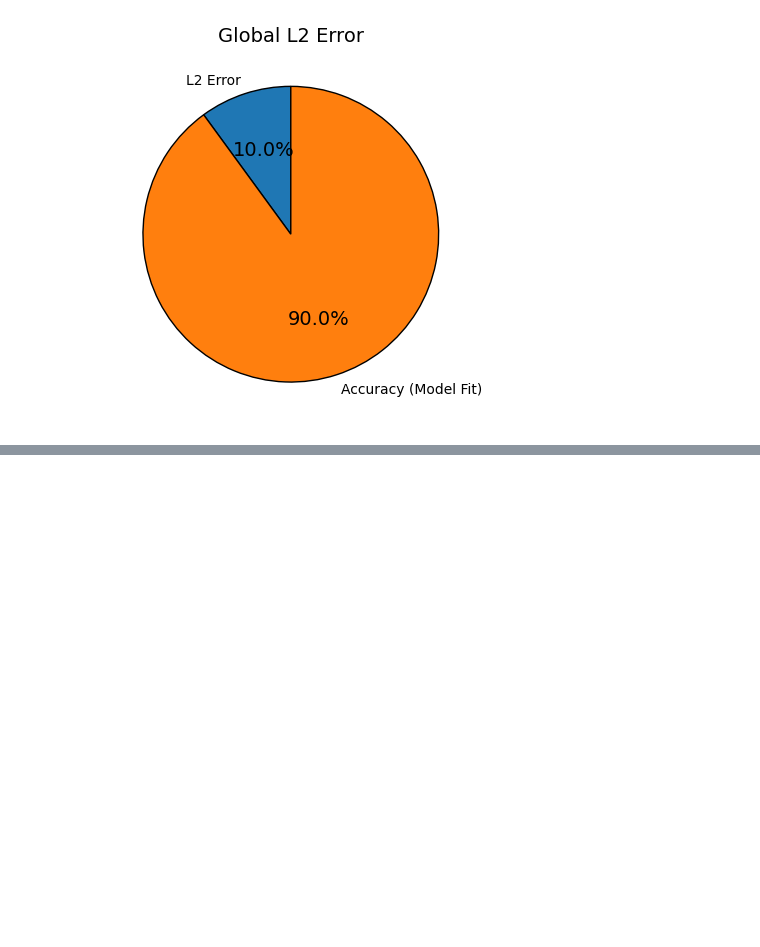
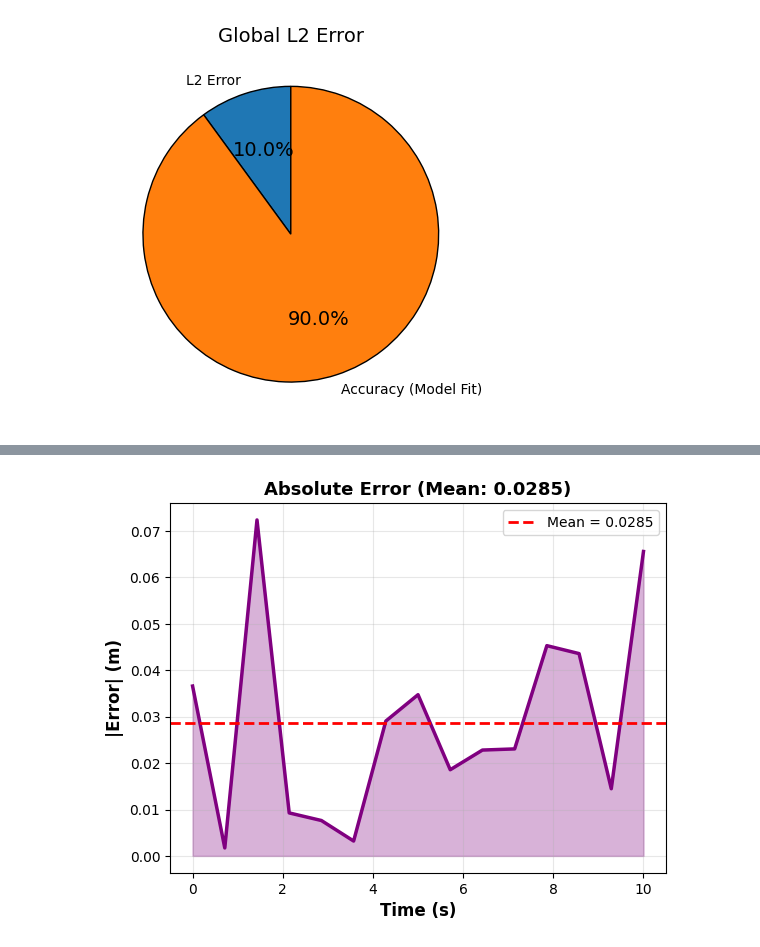
Before and after one commit to ziaurmb/pinn, a Jupyter notebook: 04_Damped_harmonic_oscillator.ipynb, the cells around one changed output, grey strips where cells are left out. Cells and saved outputs as stored; diff of their text form; code cells hidden in the pictures; blank space fills up the shorter version.

```diff
--- a/04_Damped_harmonic_oscillator.ipynb
+++ b/04_Damped_harmonic_oscillator.ipynb
@@ -309,0 +329,17 @@ plt.show()
+# %%
+plt.plot(t_test, absolute_error, color='purple', linewidth=2.5)
+mean_abs_err = np.mean(absolute_error)
+
+plt.axhline(
+    y=mean_abs_err, color='red', linestyle='--', linewidth=2,
+    label=f'Mean = {mean_abs_err:.4f}'
+)
+plt.fill_between(t_test.flatten(), 0, absolute_error.flatten(), alpha=0.3, color='purple')
+
+plt.xlabel('Time (s)', fontsize=12, fontweight='bold')
+plt.ylabel('|Error| (m)', fontsize=12, fontweight='bold')
+plt.title(f'Absolute Error (Mean: {mean_abs_err:.4f})', fontsize=13, fontweight='bold')
+plt.legend(fontsize=10)
+plt.grid(True, alpha=0.3)
+# %% [output]
+[figure, added]
```
Also changed, not shown: parts of 7 cells of this notebook.
